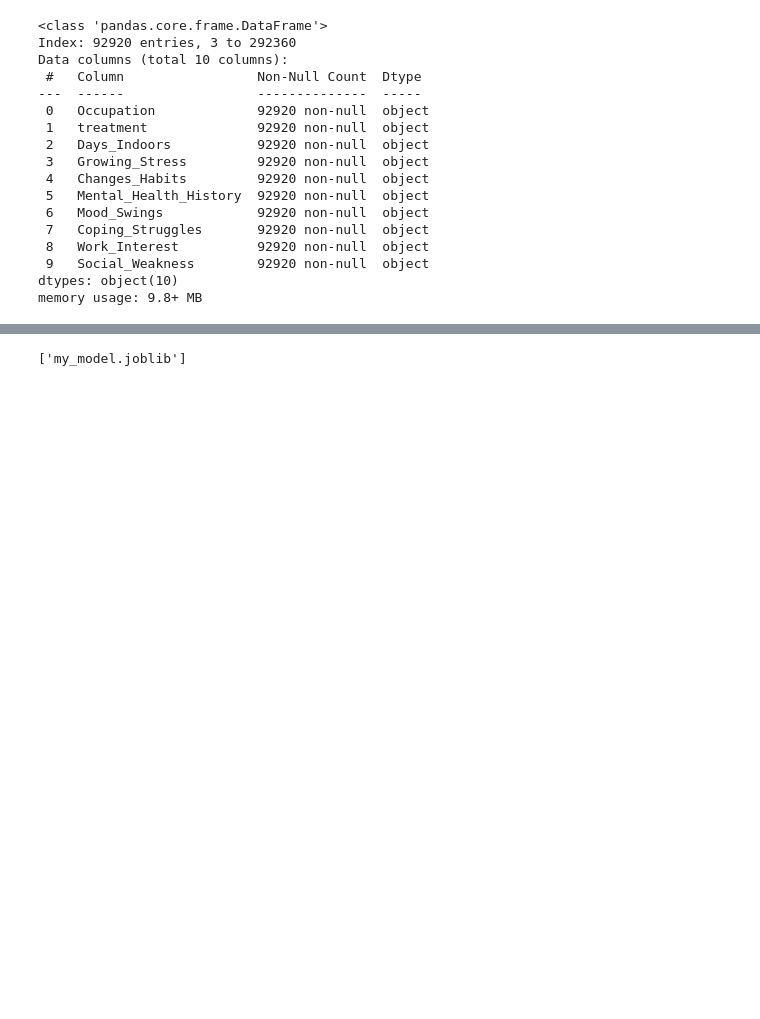
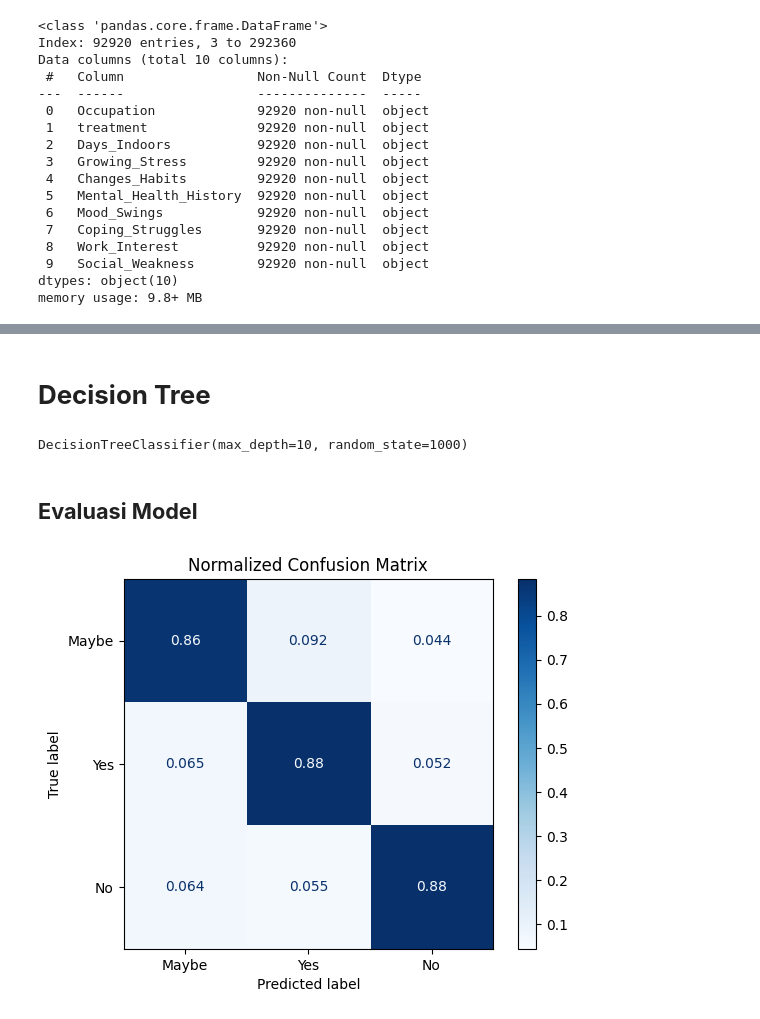
Before and after one commit to cindysintiya/Mental-Health_Sentiment-Analysis, a Jupyter notebook: notebook/ML_Stress_Check_RF.ipynb, the cells around one changed output, grey strips where cells are left out. Cells and saved outputs as stored; diff of their text form; code cells hidden in the pictures; blank space fills up the shorter version.

```diff
--- a/notebook/ML_Stress_Check_RF.ipynb
+++ b/notebook/ML_Stress_Check_RF.ipynb
@@ -324,13 +324,3 @@ X_train, X_test, y_train, y_test = train_test_split(
     test_size = 0.3,
     random_state = 1000
 )
-# %%
-# from sklearn.preprocessing import StandardScaler
-from sklearn.ensemble import RandomForestClassifier
-
-# scaler = StandardScaler()
-# X_train = scaler.fit_transform(X_train)
-# X_test = scaler.transform(X_test)
-
-randfor_model = RandomForestClassifier(n_estimators=200, max_depth=15, random_state=1000, verbose=1)
-randfor_model.fit(X_train, y_train)
@@ -499,9 +327,22 @@ skipped care_options
-# %%
-import joblib
-
-filename = "my_model.joblib"
-
-# save model
-joblib.dump(best_model_rf, filename)
-# %% [output]
-['my_model.joblib']
+# %% [markdown]
+# **Decision Tree**
+# %%
+from sklearn.tree import DecisionTreeClassifier
+
+dectree_model = DecisionTreeClassifier(max_depth=10, random_state=1000)
+dectree_model.fit(X_train, y_train)
+# %% [output]
+DecisionTreeClassifier(max_depth=10, random_state=1000)
+# %%
+dectree_result = dectree_model.predict(X_test)
+dectree_proba = dectree_model.predict_proba(X_test)
+# %% [markdown]
+## **Evaluasi Model**
+# %%
+from sklearn.metrics import ConfusionMatrixDisplay
+
+ConfusionMatrixDisplay.from_predictions(y_test, dectree_result, display_labels=["Maybe", "Yes", "No"], cmap="Blues", normalize="true")
+plt.title("Normalized Confusion Matrix")
+plt.show()
+# %% [output]
+[figure, added]
```
Also changed, not shown: parts of 51 cells of this notebook, 5 other files.
